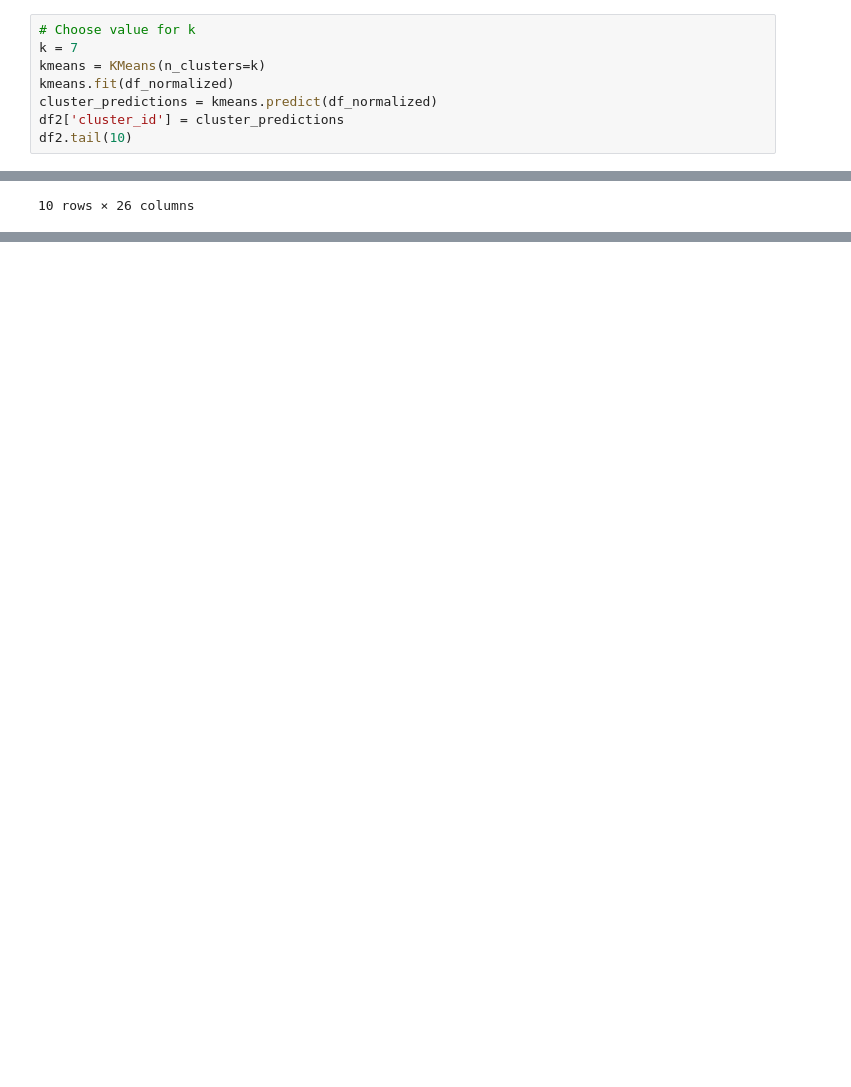
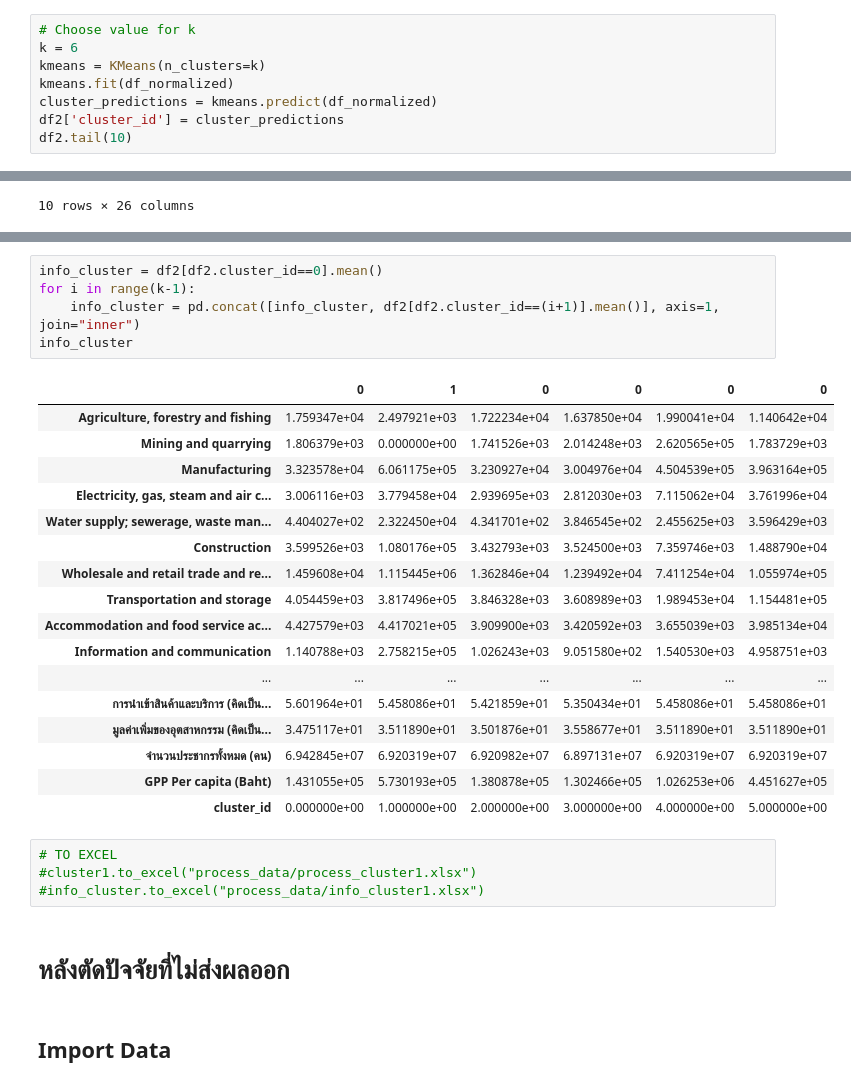
Before and after one commit to pant411/final_stat_pant, a Jupyter notebook: part2_clustering.ipynb, the cells around one changed output, grey strips where cells are left out. Cells and saved outputs as stored; diff of their text form; blank space fills up the shorter version.

```diff
--- a/part2_clustering.ipynb
+++ b/part2_clustering.ipynb
@@ -113,7 +113,7 @@ Text(0, 0.5, 'SSE')
 [figure]
 # %%
 # Choose value for k
-k = 7
+k = 6
 kmeans = KMeans(n_clusters=k)
 kmeans.fit(df_normalized)
 cluster_predictions = kmeans.predict(df_normalized)
@@ -149,0 +170,31 @@ print(metrics.silhouette_score(df2,kmeans.labels_))
+# %%
+info_cluster = df2[df2.cluster_id==0].mean()
+for i in range(k-1):
+    info_cluster = pd.concat([info_cluster, df2[df2.cluster_id==(i+1)].mean()], axis=1, join="inner")
+info_cluster
+# %% [output]
+|  | 0 | 1 | 0 | 0 | 0 | 0 |
+| Agriculture, forestry and fishing | 1.759347e+04 | 2.497921e+03 | 1.722234e+04 | 1.637850e+04 | 1.990041e+04 | 1.140642e+04 |
+| Mining and quarrying | 1.806379e+03 | 0.000000e+00 | 1.741526e+03 | 2.014248e+03 | 2.620565e+05 | 1.783729e+03 |
+| Manufacturing | 3.323578e+04 | 6.061175e+05 | 3.230927e+04 | 3.004976e+04 | 4.504539e+05 | 3.963164e+05 |
+| Electricity, gas, steam and air c... | 3.006116e+03 | 3.779458e+04 | 2.939695e+03 | 2.812030e+03 | 7.115062e+04 | 3.761996e+04 |
+| Water supply; sewerage, waste man... | 4.404027e+02 | 2.322450e+04 | 4.341701e+02 | 3.846545e+02 | 2.455625e+03 | 3.596429e+03 |
+| Construction | 3.599526e+03 | 1.080176e+05 | 3.432793e+03 | 3.524500e+03 | 7.359746e+03 | 1.488790e+04 |
+| Wholesale and retail trade and re... | 1.459608e+04 | 1.115445e+06 | 1.362846e+04 | 1.239492e+04 | 7.411254e+04 | 1.055974e+05 |
+| Transportation and storage | 4.054459e+03 | 3.817496e+05 | 3.846328e+03 | 3.608989e+03 | 1.989453e+04 | 1.154481e+05 |
+| Accommodation and food service ac... | 4.427579e+03 | 4.417021e+05 | 3.909900e+03 | 3.420592e+03 | 3.655039e+03 | 3.985134e+04 |
+| Information and communication | 1.140788e+03 | 2.758215e+05 | 1.026243e+03 | 9.051580e+02 | 1.540530e+03 | 4.958751e+03 |
+| ... | ... | ... | ... | ... | ... | ... |
+| การนำเข้าสินค้าและบริการ (คิดเป็น... | 5.601964e+01 | 5.458086e+01 | 5.421859e+01 | 5.350434e+01 | 5.458086e+01 | 5.458086e+01 |
+| มูลค่าเพิ่มของอุตสาหกรรม (คิดเป็น... | 3.475117e+01 | 3.511890e+01 | 3.501876e+01 | 3.558677e+01 | 3.511890e+01 | 3.511890e+01 |
+| จำนวนประชากรทั้งหมด (คน) | 6.942845e+07 | 6.920319e+07 | 6.920982e+07 | 6.897131e+07 | 6.920319e+07 | 6.920319e+07 |
+| GPP Per capita (Baht) | 1.431055e+05 | 5.730193e+05 | 1.380878e+05 | 1.302466e+05 | 1.026253e+06 | 4.451627e+05 |
+| cluster_id | 0.000000e+00 | 1.000000e+00 | 2.000000e+00 | 3.000000e+00 | 4.000000e+00 | 5.000000e+00 |
+# %%
+# TO EXCEL
+#cluster1.to_excel("process_data/process_cluster1.xlsx")
+#info_cluster.to_excel("process_data/info_cluster1.xlsx")
+# %% [markdown]
+# หลังตัดปัจจัยที่ไม่ส่งผลออก
+# %% [markdown]
+## Import Data
```
Also changed, not shown: parts of 27 cells of this notebook, 5 other files.
